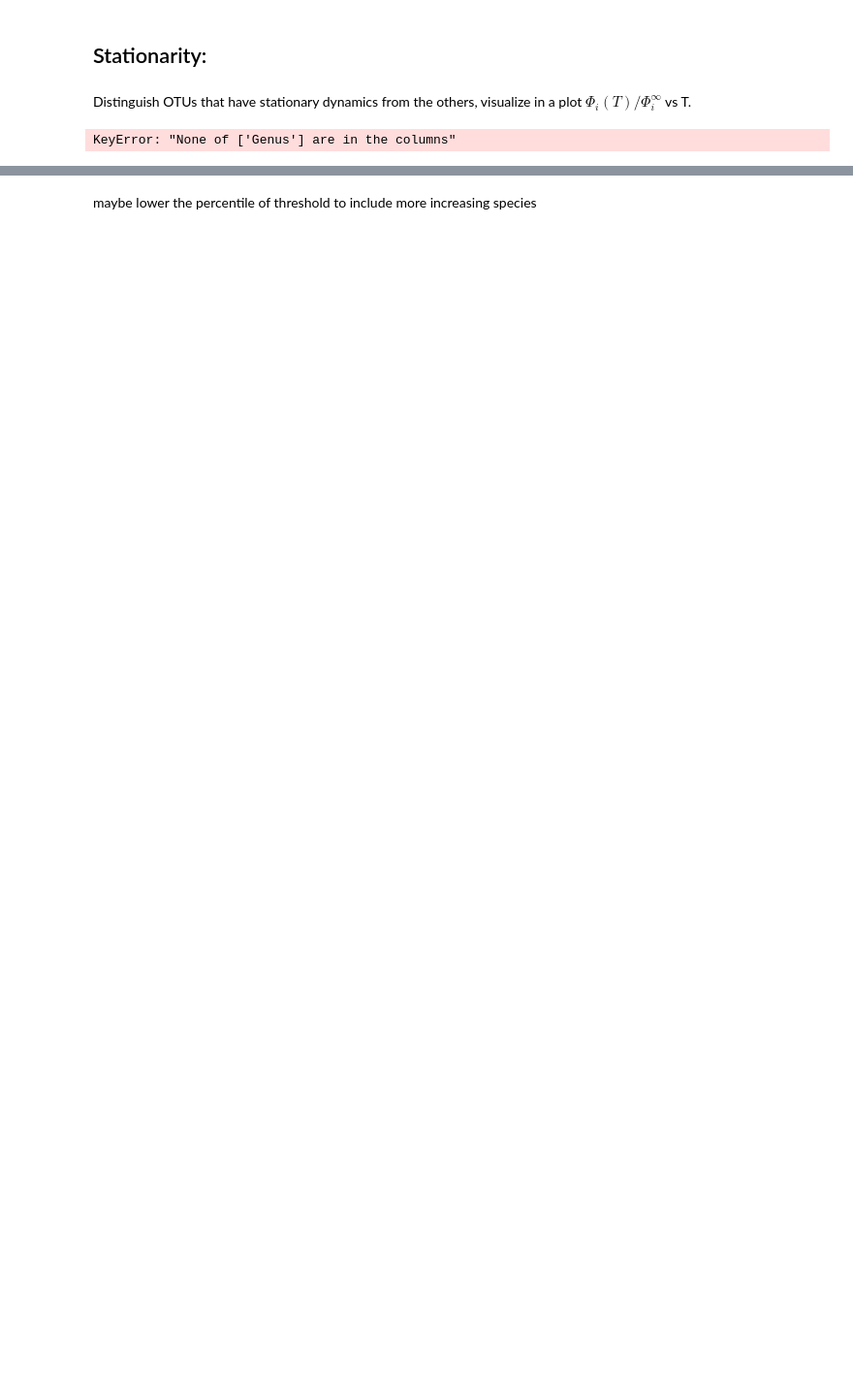
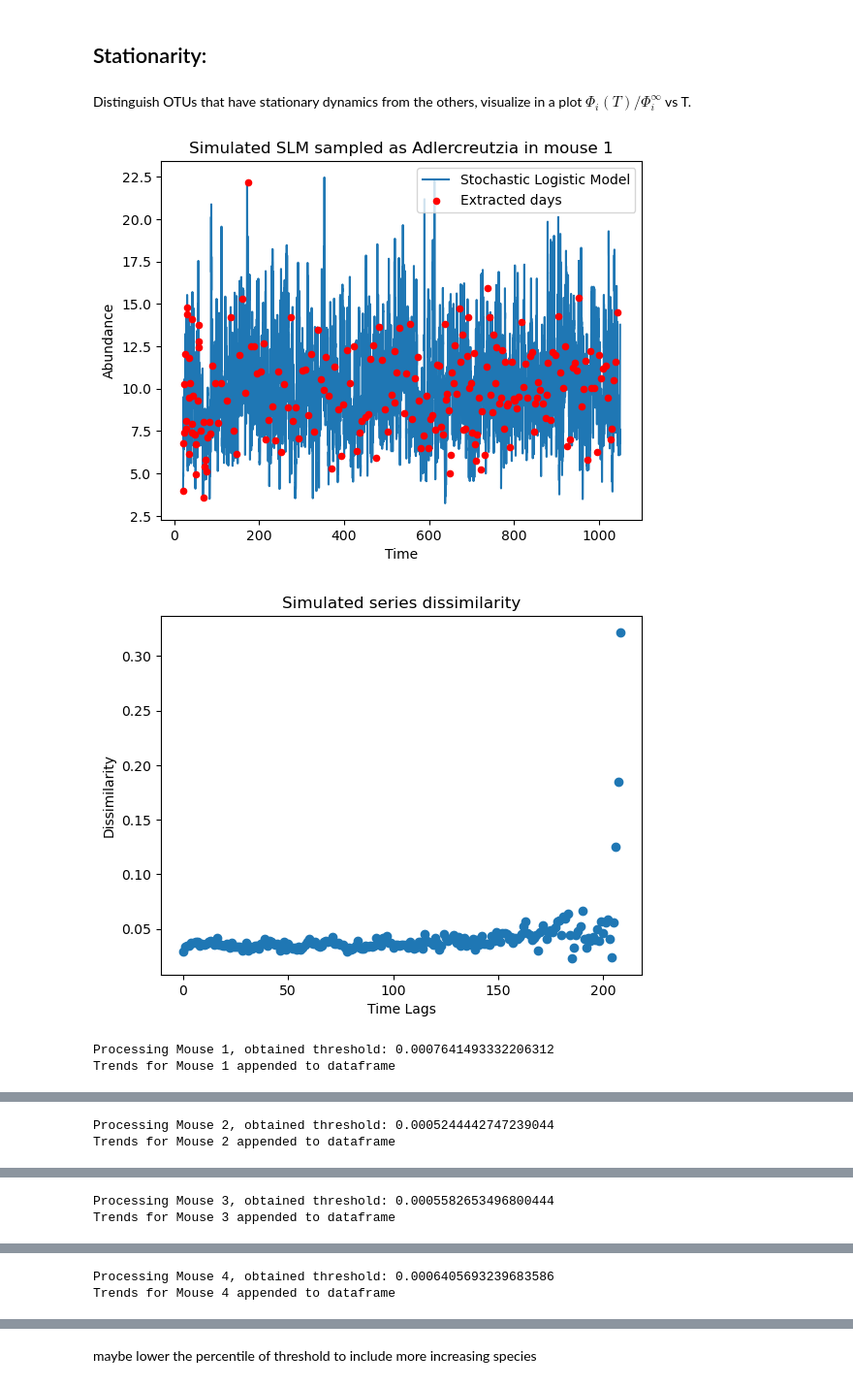
Before and after one commit to miriamzara/LCPA_project, a Jupyter notebook: LogisticModel_bygenus.ipynb, the cells around one changed output, grey strips where cells are left out. Shown at 97% size. Cells and saved outputs as stored; diff of their text form; code cells hidden in the pictures; blank space fills up the shorter version.

```diff
--- a/LogisticModel_bygenus.ipynb
+++ b/LogisticModel_bygenus.ipynb
@@ -606,14 +581,10 @@ Distinguish OTUs that have stationary dynamics from the others, visualize in a p
 # Iterate through all mice
 # Extract the DataFrame for the current mouse
 
-#valid_rows = ~(K_df.isna() | sigma_df.isna())
-
 mask= np.any(K_df.isna(),axis=1)
 K_filtered = K_df[~mask]
 sigma_filtered = sigma_df[~mask]
 
-K_filtered=K_filtered.set_index('Genus', drop=True)
-sigma_filtered=sigma_filtered.set_index('Genus', drop=True)
 
 summary_df = []
 for mouse_idx, mouse in enumerate(mice_diss):
@@ -623,21 +594,22 @@ for mouse_idx, mouse in enumerate(mice_diss):
         mouse = mouse.drop(columns=['TREND'], inplace=True)  # Avoid inplace modifications
 
     df = mice_ab[mouse_idx]
-    #mouse_species=df['species']
     df.index=df['Genus']
+    K_filtered.index=K_filtered['Genus']
+    sigma_filtered.index=sigma_filtered['Genus']
     species_in_both = df.index.intersection(K_filtered.index)
     species_in_both=species_in_both.sort_values()
     df_filtered = df.loc[species_in_both]
 
+
     K_filtered = K_filtered.loc[species_in_both]
     sigma_filtered = sigma_filtered.loc[species_in_both]
 
-
     # Extract abundance data (excluding metadata columns)
-    abundance_data = df_filtered.iloc[:, 4:].to_numpy()
+    abundance_data = df_filtered.iloc[:, 1:].to_numpy()
 
     # Find species with at least one nonzero abundance at any time point
-    nonzero_species = np.any(abundance_data > 0, axis=1)  # Fix: Now checks for any nonzero value
+    nonzero_species = np.any(abundance_data > 0, axis=1)
 
     if np.sum(nonzero_species) == 0:  # No species with nonzero values
         print(f"Skipping Mouse {mouse_idx + 1} (no nonzero species)")
@@ -646,24 +618,16 @@ for mouse_idx, mouse in enumerate(mice_diss):
 
     # For each species, find the index of the first nonzero time point.
     first_nonzero_idx = np.argmax(abundance_data > 0, axis=1)
-    print("first nonzero_idx", first_nonzero_idx)
 
     # Optionally, handle species that are always zero:
     # first_nonzero_indices = np.where(nonzero_species, first_nonzero_indices, -1)
 
     # Select the first species that has nonzero abundance
-    # first_nonzero_idx = np.argmax(nonzero_species)  # Get index of the first nonzero value for each species
-    # start_values = abundance_data[first_nonzero_idx, :]  # Extract time series for that species
     first_nonzero_idx = np.where(nonzero_species, np.argmax(abundance_data > 0, axis = 1), -1)
 
     # Ensure indices are within the valid range
     first_nonzero_idx = np.clip(first_nonzero_idx, 0, abundance_data.shape[1] - 1)
 
-    #start_values = abundance_data[:,first_nonzero_idx:]
-
-
-    print(f"Mouse {mouse_idx + 1}: First nonzero species at index {first_nonzero_idx}")
-    # print(f"Start values: {start_values}")  # Debug print
 
     # Compute the threshold for the current mouse
     threshold_mouse = threshold(
@@ -681,31 +645,34 @@ for mouse_idx, mouse in enumerate(mice_diss):
     trend = []
 
     # Iterate over species in the mouse dataset
     for spec_idx, spec in enumerate(df_filtered.index):
         time_diss = mouse.loc[spec]
 
         # Compute the slope using linear regression
         slope_mouse, _, _, _, _ = linregress(np.arange(len(time_diss)), time_diss)
 
         # Determine the trend based on threshold
         trend.append("incr" if slope_mouse > threshold_mouse else "flat")
 
     diss_inf_values = sigma_filtered[f"Mouse {mouse_idx + 1}"] / (4 - sigma_filtered[f"Mouse {mouse_idx + 1}"])
 
     temp_df = pd.DataFrame({
         'TREND': trend,
         'K': K_filtered[f"Mouse {mouse_idx + 1}"].values.flatten(),
         'sigma': sigma_filtered[f"Mouse {mouse_idx + 1}"].values.flatten(),
         'diss_inf': diss_inf_values.values.flatten()
     }, index=species_in_both)
 
     # Append to summary DataFrame
     summary_df.append(temp_df)
 
     # Append trend classification to the DataFrame
     mouse.loc[species_in_both]["TREND"] = trend
 
 
     print(f"Trends for Mouse {mouse_idx + 1} appended to dataframe")
 # %% [output]
+[figure, added]
+[figure, added]
-KeyError: "None of ['Genus'] are in the columns"
+Processing Mouse 1, obtained threshold: 0.0007641493332206312
+Trends for Mouse 1 appended to dataframe
@@ -711,0 +681,2 @@ KeyError: "None of ['Genus'] are in the columns"
+Processing Mouse 2, obtained threshold: 0.0005244442747239044
+Trends for Mouse 2 appended to dataframe
@@ -711,0 +685,2 @@ KeyError: "None of ['Genus'] are in the columns"
+Processing Mouse 3, obtained threshold: 0.0005582653496800444
+Trends for Mouse 3 appended to dataframe
@@ -711,0 +689,2 @@ KeyError: "None of ['Genus'] are in the columns"
+Processing Mouse 4, obtained threshold: 0.0006405693239683586
+Trends for Mouse 4 appended to dataframe
```
Also changed, not shown: parts of 22 cells of this notebook.
